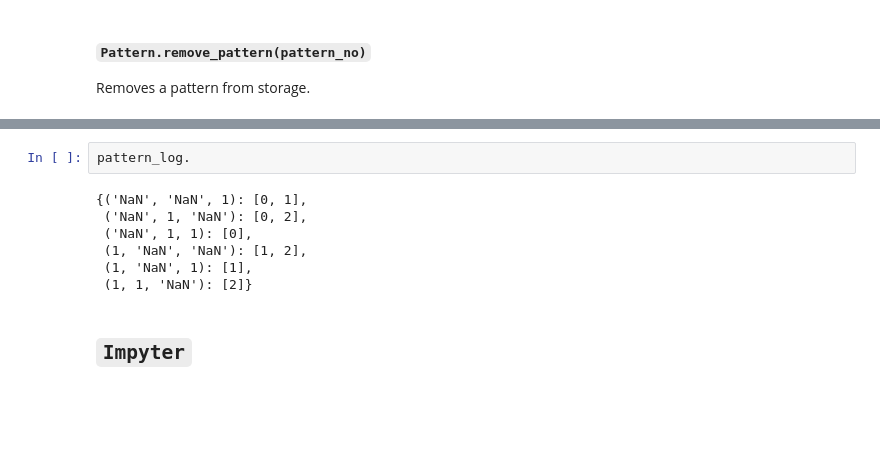
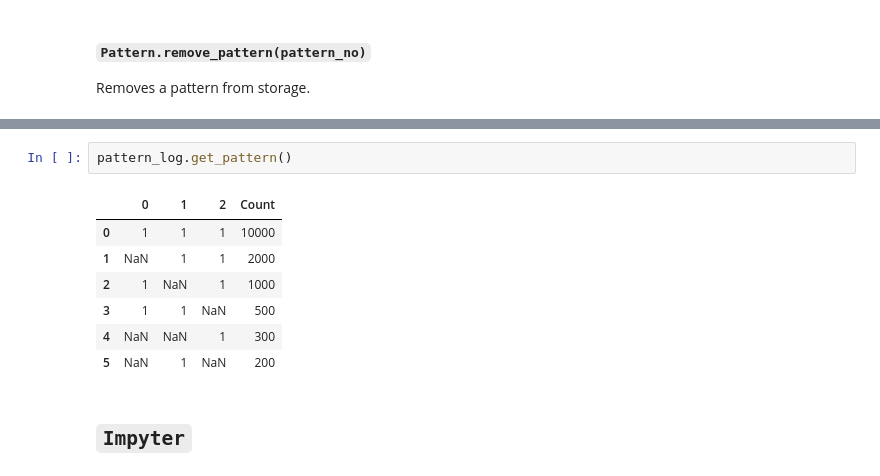
Before and after one commit to andirs/impyte, a Jupyter notebook: sandbox.ipynb, the cells around one changed output, grey strips where cells are left out. Saved outputs shown, nothing was run; the diff lists cells and outputs as text; blank space fills up the shorter version.

```diff
--- a/sandbox.ipynb
+++ b/sandbox.ipynb
@@ -329,12 +327,13 @@ ValueError: Pattern not found
 # %%
-pattern_log.
+pattern_log.get_pattern()
 # %% [output]
-{('NaN', 'NaN', 1): [0, 1],
- ('NaN', 1, 'NaN'): [0, 2],
- ('NaN', 1, 1): [0],
- (1, 'NaN', 'NaN'): [1, 2],
- (1, 'NaN', 1): [1],
- (1, 1, 'NaN'): [2]}
+|  | 0 | 1 | 2 | Count |
+| 0 | 1 | 1 | 1 | 10000 |
+| 1 | NaN | 1 | 1 | 2000 |
+| 2 | 1 | NaN | 1 | 1000 |
+| 3 | 1 | 1 | NaN | 500 |
+| 4 | NaN | NaN | 1 | 300 |
+| 5 | NaN | 1 | NaN | 200 |
 # %% [markdown]
 ## `Impyter`
 # %%
```
Also changed, not shown: parts of 48 cells of this notebook, 1 other file.
